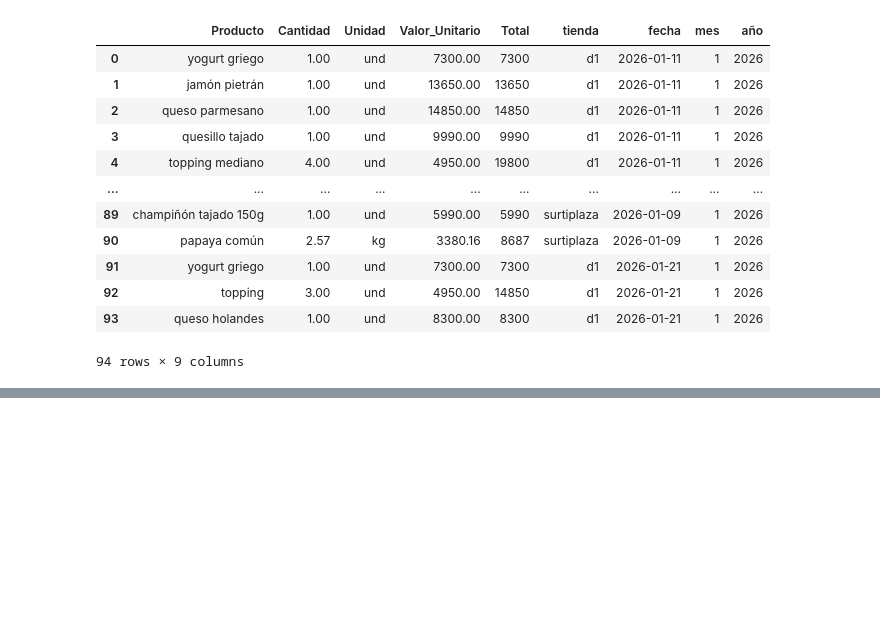
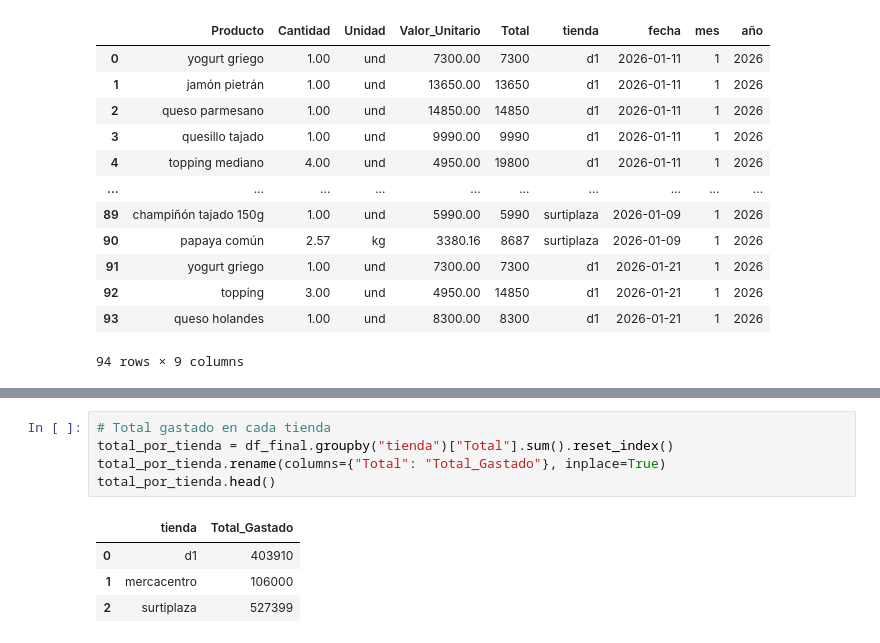
Before and after one commit to MiguelOn889/Mercado, a Jupyter notebook: notebooks/01_ingestion.ipynb, the cells around one changed output, grey strips where cells are left out. Saved outputs shown, nothing was run; the diff lists cells and outputs as text; blank space fills up the shorter version.

```diff
--- a/notebooks/01_ingestion.ipynb
+++ b/notebooks/01_ingestion.ipynb
@@ -369,0 +378,10 @@ df_final.head(100)
+# %%
+# Total gastado en cada tienda
+total_por_tienda = df_final.groupby("tienda")["Total"].sum().reset_index()
+total_por_tienda.rename(columns={"Total": "Total_Gastado"}, inplace=True)
+total_por_tienda.head()
+# %% [output]
+|  | tienda | Total_Gastado |
+| 0 | d1 | 403910 |
+| 1 | mercacentro | 106000 |
+| 2 | surtiplaza | 527399 |
```
Also changed, not shown: parts of 2 cells of this notebook, 8 other files.
